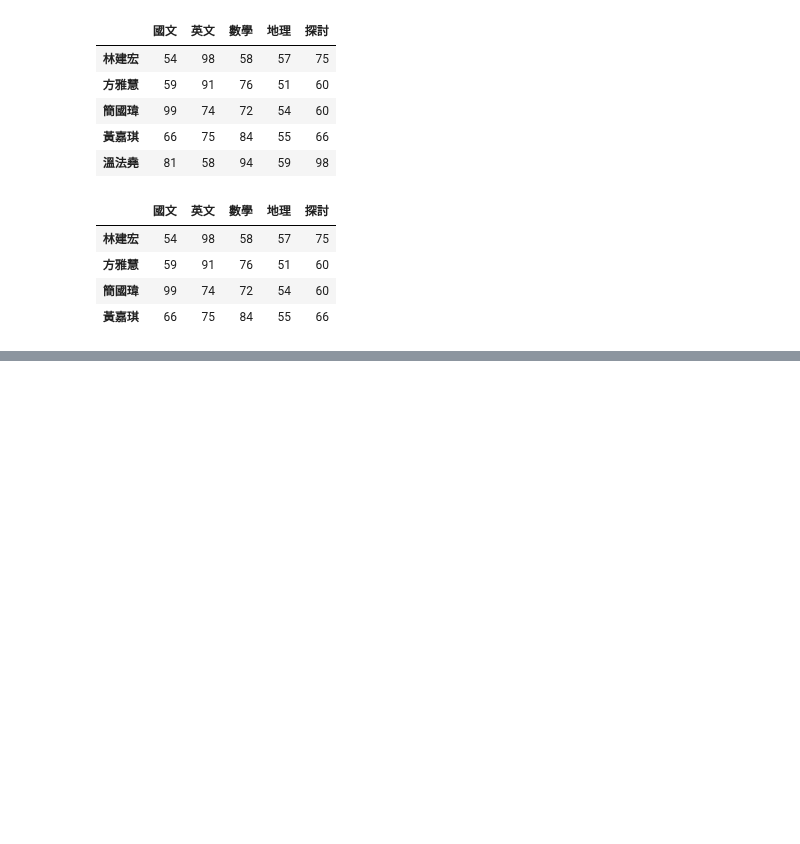
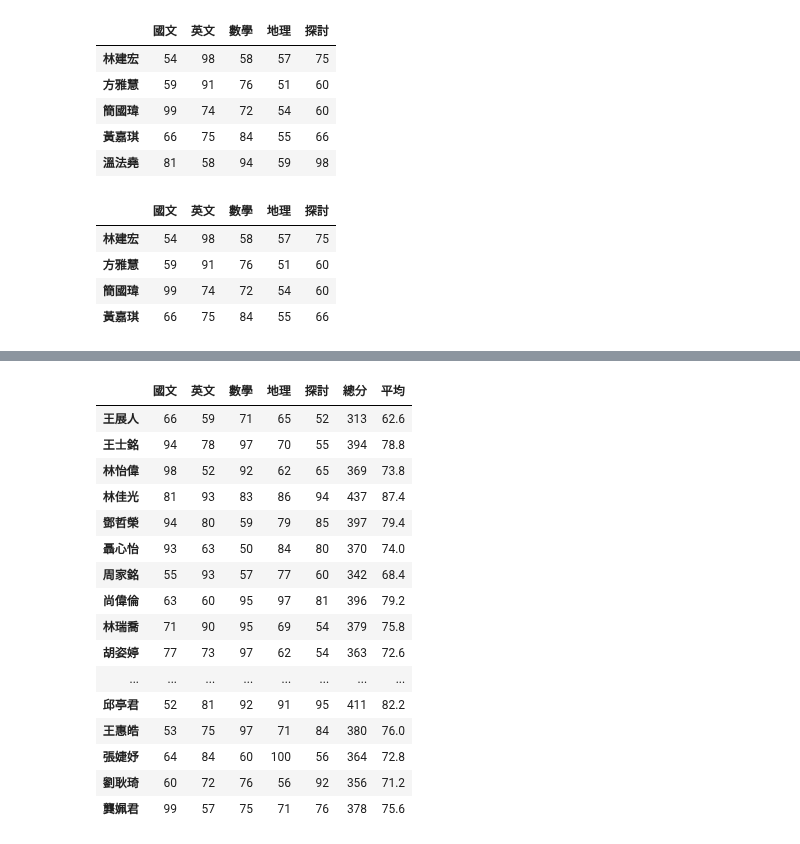
Before and after one commit to edwardxsky/python_analysis, a Jupyter notebook: lesson5_4.ipynb, the cells around one changed output, grey strips where cells are left out. Drawn from its saved outputs; the diff is of its cells as text; code cells hidden in the pictures; blank space fills up the shorter version.

```diff
--- a/lesson5_4.ipynb
+++ b/lesson5_4.ipynb
@@ -70,3 +70,7 @@ df.iloc[16:20]
 | 方雅慧 | 59 | 91 | 76 | 51 | 60 |
 | 簡國瑋 | 99 | 74 | 72 | 54 | 60 |
 | 黃嘉琪 | 66 | 75 | 84 | 55 | 66 |
+# %%
+df.head()
+df.loc["林建宏", "數學"] = 61
+df
@@ -72,0 +129,27 @@ df.iloc[16:20]
+# %%
+stu_sum = df.sum(axis=1)
+type(stu_sum)  # pandas.core.series.Series
+
+stu_mean = stu_sum / 5.0
+# %%
+df["總分"] = stu_sum
+df["平均"] = stu_mean
+df
+# %% [output]
+|  | 國文 | 英文 | 數學 | 地理 | 探討 | 總分 | 平均 |
+| 王展人 | 66 | 59 | 71 | 65 | 52 | 313 | 62.6 |
+| 王士銘 | 94 | 78 | 97 | 70 | 55 | 394 | 78.8 |
+| 林怡偉 | 98 | 52 | 92 | 62 | 65 | 369 | 73.8 |
+| 林佳光 | 81 | 93 | 83 | 86 | 94 | 437 | 87.4 |
+| 鄧哲榮 | 94 | 80 | 59 | 79 | 85 | 397 | 79.4 |
+| 聶心怡 | 93 | 63 | 50 | 84 | 80 | 370 | 74.0 |
+| 周家銘 | 55 | 93 | 57 | 77 | 60 | 342 | 68.4 |
+| 尚偉倫 | 63 | 60 | 95 | 97 | 81 | 396 | 79.2 |
+| 林瑞喬 | 71 | 90 | 95 | 69 | 54 | 379 | 75.8 |
+| 胡姿婷 | 77 | 73 | 97 | 62 | 54 | 363 | 72.6 |
+| ... | ... | ... | ... | ... | ... | ... | ... |
+| 邱亭君 | 52 | 81 | 92 | 91 | 95 | 411 | 82.2 |
+| 王惠皓 | 53 | 75 | 97 | 71 | 84 | 380 | 76.0 |
+| 張婕妤 | 64 | 84 | 60 | 100 | 56 | 364 | 72.8 |
+| 劉耿琦 | 60 | 72 | 76 | 56 | 92 | 356 | 71.2 |
+| 龔姵君 | 99 | 57 | 75 | 71 | 76 | 378 | 75.6 |
```
Also changed, not shown: parts of 4 cells of this notebook.
